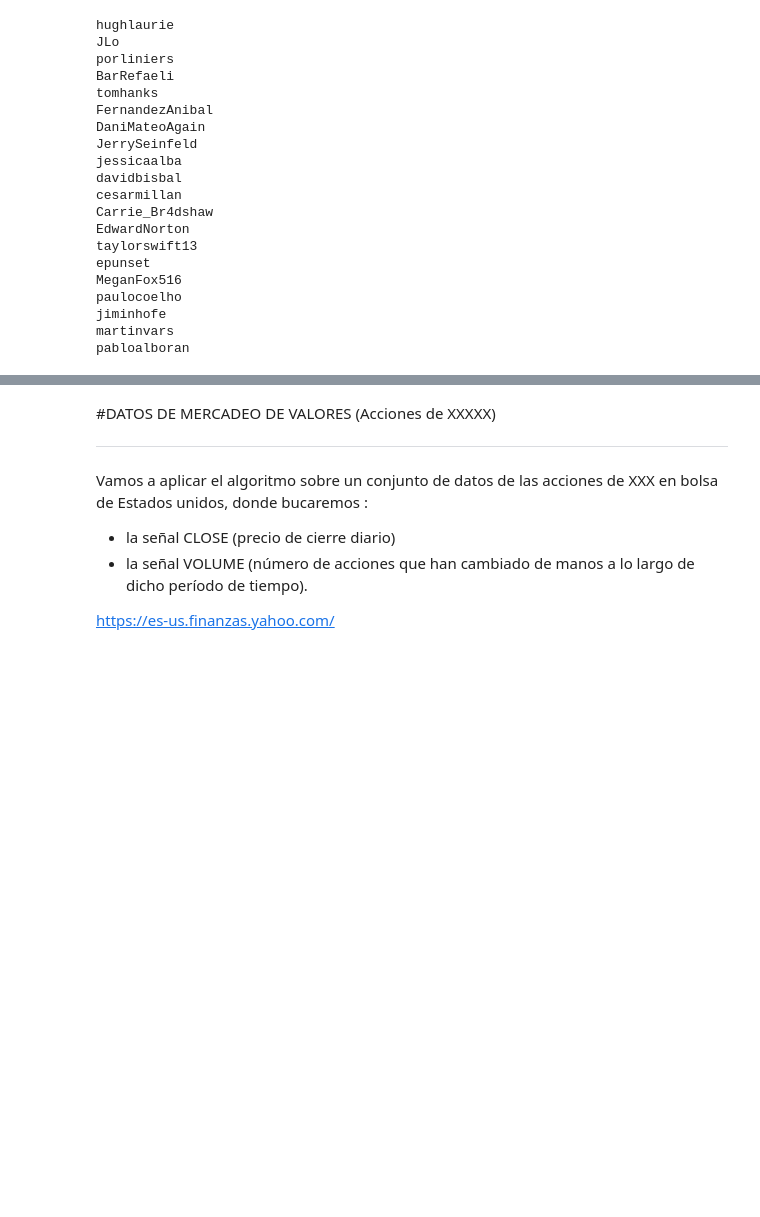
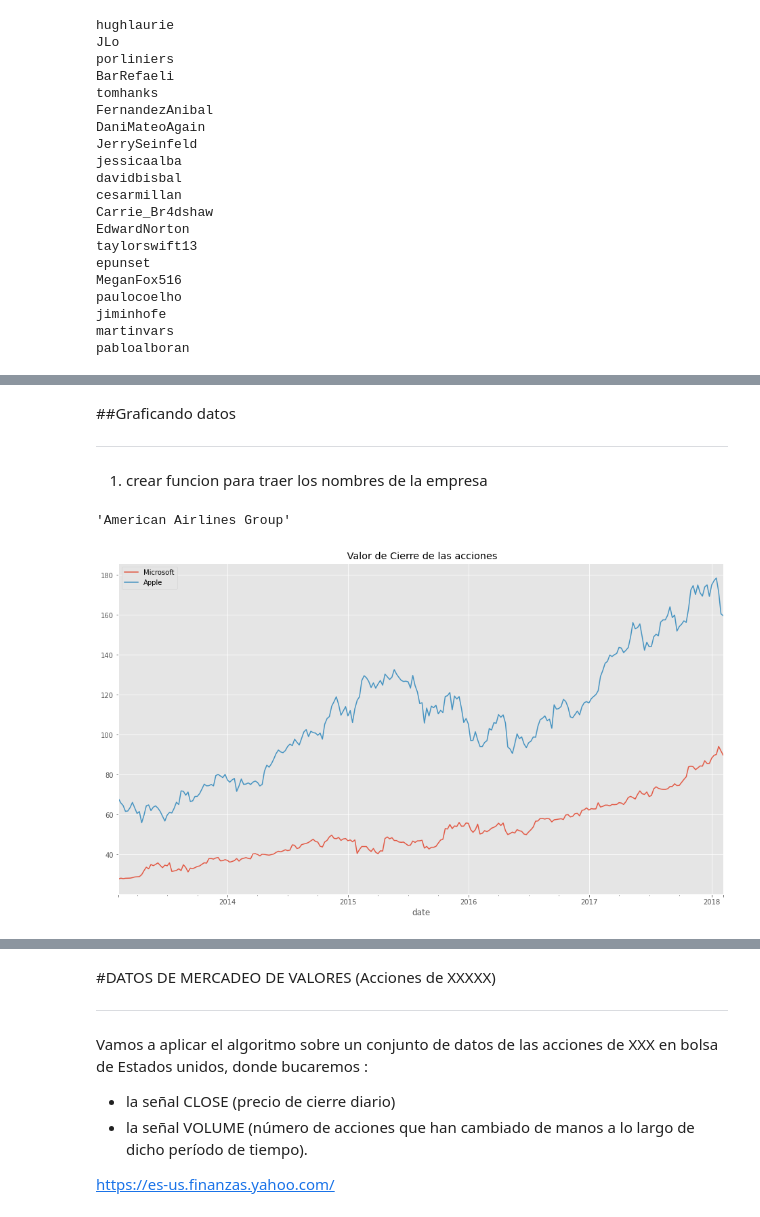
Before and after one commit to santiagomc12/Deep-Learning-20221, a Jupyter notebook: Primer Periodo/P1T6_KMEAN.ipynb, the cells around one changed output, grey strips where cells are left out. Cells and saved outputs as stored; diff of their text form; code cells hidden in the pictures; blank space fills up the shorter version.

```diff
--- a/Primer Periodo/P1T6_KMEAN.ipynb
+++ b/Primer Periodo/P1T6_KMEAN.ipynb
@@ -577,0 +773,3 @@ pabloalboran
+# %%
+df_acciones = df_acciones[['date', 'close', 'symbol']]
+df_acciones.head()
@@ -577,0 +791,5 @@ pabloalboran
+# %%
+#colocamos como indice la fecha, como columnas los iniciales de las empresas y como valor el CLOSE de cada celda
+df_acciones = df_acciones.pivot(index='date', columns='symbol', values='close')
+df_acciones = df_acciones.dropna(axis=1)    #borramos filas vacias
+df_acciones.head(5)
@@ -577,0 +815,3 @@ pabloalboran
+# %%
+df_acciones = df_acciones.resample('W').last()
+df_acciones.head()
@@ -577,0 +827,32 @@ pabloalboran
+# %% [markdown]
+##Graficando datos
+
+---
+
+
+
+1.   crear funcion para traer los nombres de la empresa
+# %%
+#funcion para sacar el  nombre de las empresas segun  su sigla
+def get_name(symbol):
+    name = symbol
+    try:
+        name= df_companies.loc[df_companies['Symbol'] == symbol]['Security'].values[0]
+    except:
+        name='No tiene nombre el simbolo'
+    return name
+
+def plot_stock(symbol, df_acciones=df_acciones):
+    name = str(get_name(symbol))
+    df_acciones[symbol].plot(title=name, label=name, alpha=0.9);
+# %%
+get_name('AAL')
+# %% [output]
+'American Airlines Group'
+# %%
+plot_stock('MSFT')
+plot_stock('AAPL')
+plt.title(' Valor de Cierre de las acciones')
+plt.legend();
+# %% [output]
+[figure, added]
```
Also changed, not shown: parts of 47 cells of this notebook.
